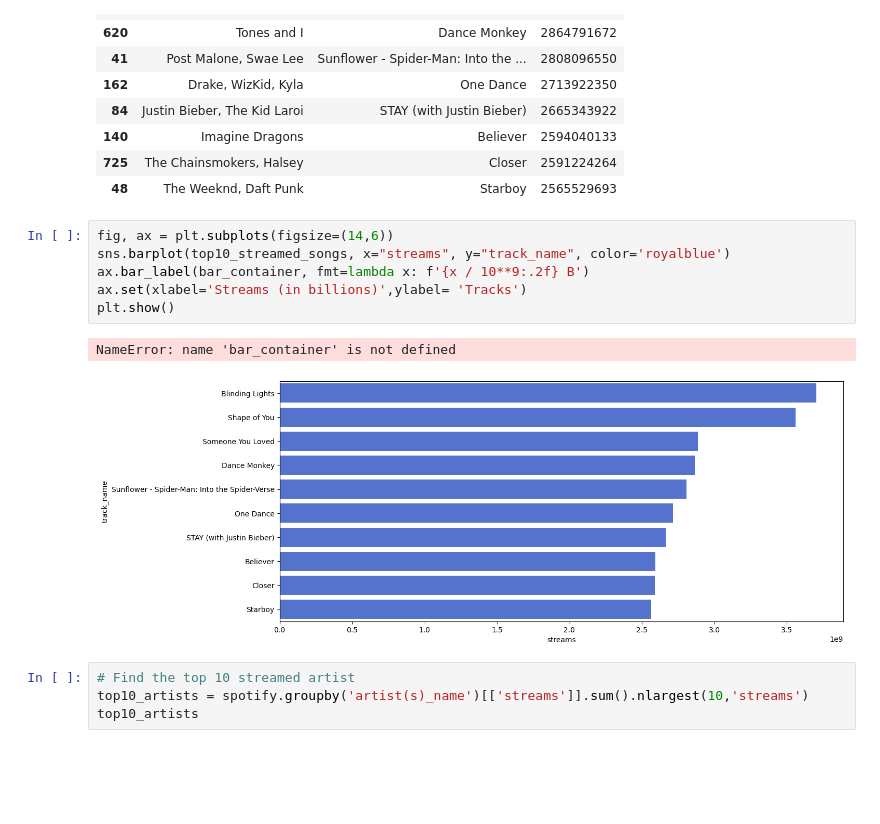
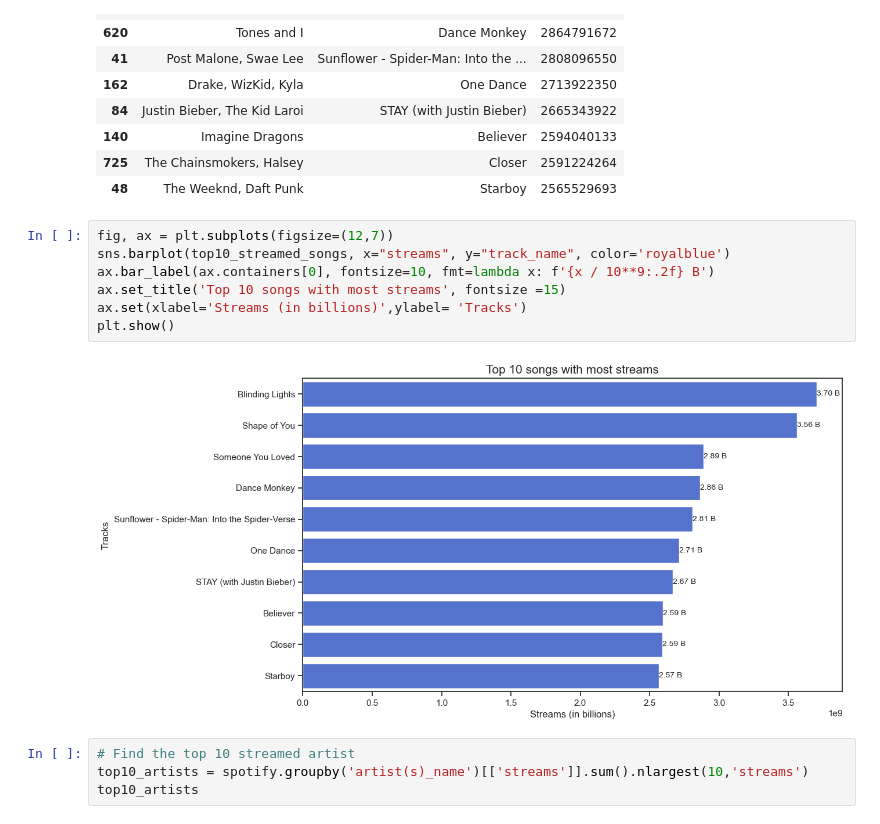
Before and after one commit to brian517/Data-Anlaysis-portfolio, a Jupyter notebook: Spotify_Analysis.ipynb, the cells around one changed output. Cells and saved outputs as stored; diff of their text form; blank space fills up the shorter version.

```diff
--- a/Spotify_Analysis.ipynb
+++ b/Spotify_Analysis.ipynb
@@ -129,14 +129,14 @@ top10_streamed_songs
 | 725 | The Chainsmokers, Halsey | Closer | 2591224264 |
 | 48 | The Weeknd, Daft Punk | Starboy | 2565529693 |
 # %%
-fig, ax = plt.subplots(figsize=(14,6))
+fig, ax = plt.subplots(figsize=(12,7))
 sns.barplot(top10_streamed_songs, x="streams", y="track_name", color='royalblue')
-ax.bar_label(bar_container, fmt=lambda x: f'{x / 10**9:.2f} B')
+ax.bar_label(ax.containers[0], fontsize=10, fmt=lambda x: f'{x / 10**9:.2f} B')
+ax.set_title('Top 10 songs with most streams', fontsize =15)
 ax.set(xlabel='Streams (in billions)',ylabel= 'Tracks')
 plt.show()
 # %% [output]
-NameError: name 'bar_container' is not defined
-[figure, old version]
+[figure, new version]
 # %%
 # Find the top 10 streamed artist
 top10_artists = spotify.groupby('artist(s)_name')[['streams']].sum().nlargest(10,'streams')
```
Also changed, not shown: parts of 12 cells of this notebook.
